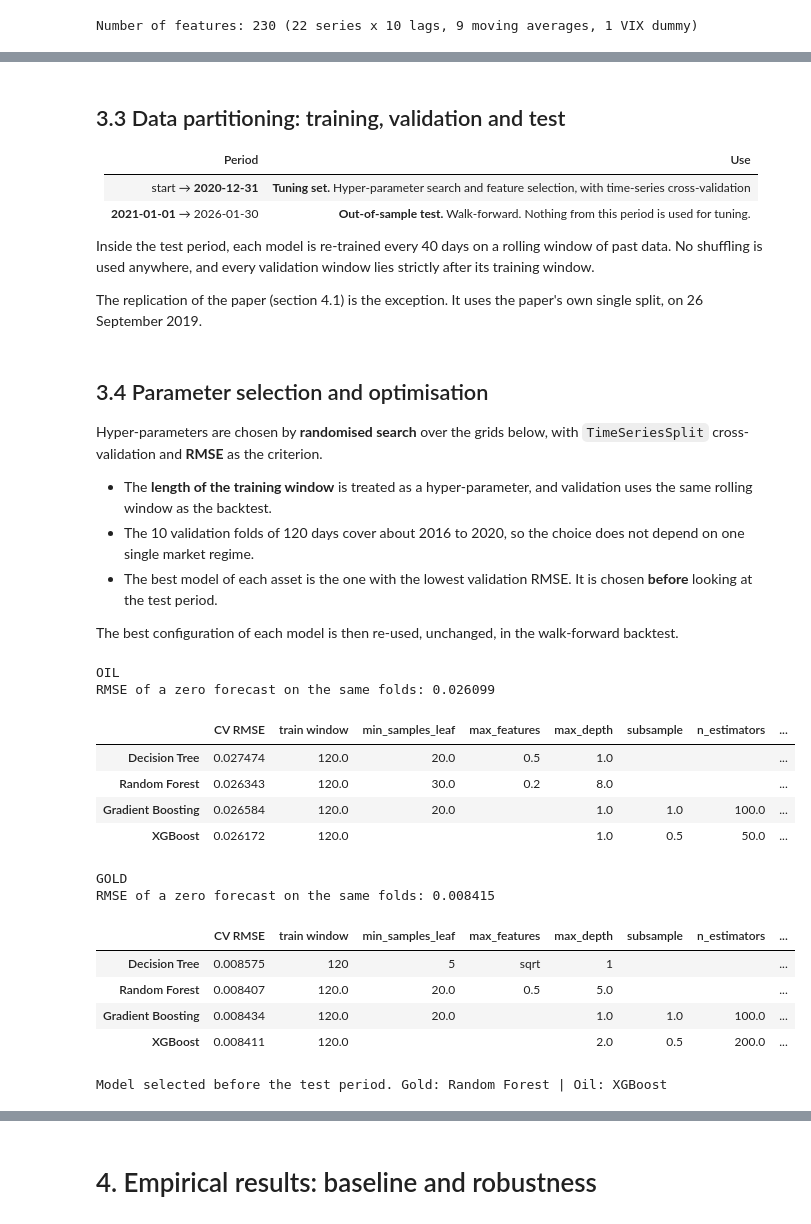
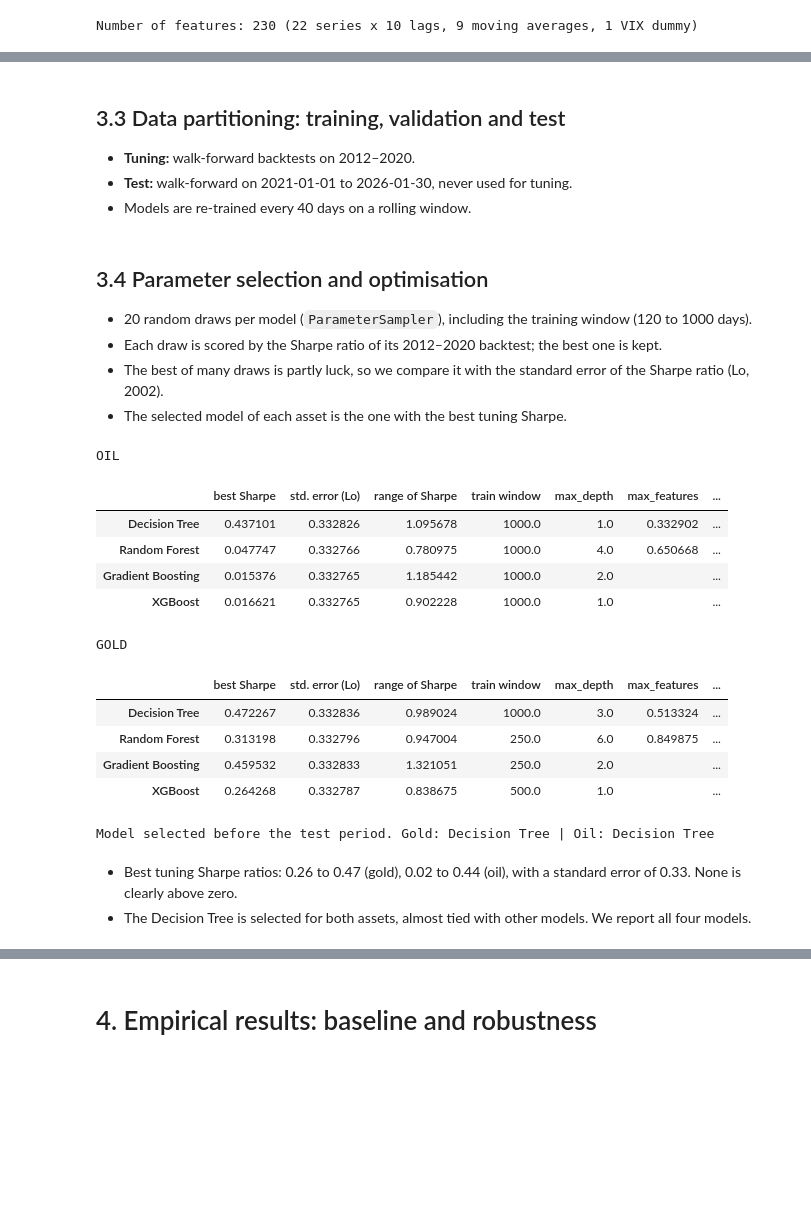
Before and after one commit to phounkpe2004/ML-for-Trading-ENSAE-3A, a Jupyter notebook: DJIEMON_YOUMBI_HOUNKPE_ML.ipynb, the cells around one changed output, grey strips where cells are left out. Drawn from its saved outputs; the diff is of its cells as text; code cells hidden in the pictures; blank space fills up the shorter version.

```diff
--- a/DJIEMON_YOUMBI_HOUNKPE_ML.ipynb
+++ b/DJIEMON_YOUMBI_HOUNKPE_ML.ipynb
@@ -1105,14 +545,33 @@ class XGBRegressor(_XGBRegressor):
+# %%
+from sklearn.ensemble import GradientBoostingRegressor, RandomForestRegressor
+from sklearn.tree import DecisionTreeRegressor
+from xgboost import XGBRegressor
+
+
+class DecisionTreeRegressor(DecisionTreeRegressor):
+    def transform(self, X):
+        return self.predict(X)
+
+
+class RandomForestRegressor(RandomForestRegressor):
+    def transform(self, X):
+        return self.predict(X)
+
+
+class GradientBoostingRegressor(GradientBoostingRegressor):
+    def transform(self, X):
+        return self.predict(X)
+
+
+class XGBRegressor(XGBRegressor):
+    def transform(self, X):
+        return self.predict(X)
 # %% [markdown]
 ## 3.3 Data partitioning: training, validation and test
 
-| Period | Use |
-|---|---|
-| start → **2020-12-31** | **Tuning set.** Hyper-parameter search and feature selection, with time-series cross-validation |
-| **2021-01-01** → 2026-01-30 | **Out-of-sample test.** Walk-forward. Nothing from this period is used for tuning. |
-
-Inside the test period, each model is re-trained every 40 days on a rolling window of past data. No shuffling is used anywhere, and every validation window lies strictly after its training window.
-
-The replication of the paper (section 4.1) is the exception. It uses the paper's own single split, on 26 September 2019.
+- **Tuning:** walk-forward backtests on 2012–2020.
+- **Test:** walk-forward on 2021-01-01 to 2026-01-30, never used for tuning.
+- Models are re-trained every 40 days on a rolling window.
 # %%
 def prepare_tuning_data(features: pd.DataFrame, target: pd.Series, tuning_end_date: str = "2020-12-31"):
 
@@ -1124,11 +583,8 @@ def prepare_tuning_data(features: pd.DataFrame, target: pd.Series, tuning_end_da
 # %% [markdown]
 ## 3.4 Parameter selection and optimisation
 
-Hyper-parameters are chosen by **randomised search** over the grids below, with `TimeSeriesSplit` cross-validation and **RMSE** as the criterion.
-
-- The **length of the training window** is treated as a hyper-parameter, and validation uses the same rolling window as the backtest.
-- The 10 validation folds of 120 days cover about 2016 to 2020, so the choice does not depend on one single market regime.
-- The best model of each asset is the one with the lowest validation RMSE. It is chosen **before** looking at the test period.
-
-The best configuration of each model is then re-used, unchanged, in the walk-forward backtest.
+- 20 random draws per model (`ParameterSampler`), including the training window (120 to 1000 days).
+- Each draw is scored by the Sharpe ratio of its 2012–2020 backtest; the best one is kept.
+- The best of many draws is partly luck, so we compare it with the standard error of the Sharpe ratio (Lo, 2002).
+- The selected model of each asset is the one with the best tuning Sharpe.
 # %%
@@ -1229,25 +684,26 @@ def hyperparameter_optimization(features: pd.DataFrame,
 # %%
 print("OIL")
-best_models_oil, best_windows_oil, best_name_oil = hyperparameter_optimization(X_tune_oil, y_tune_oil, models_and_params)
+best_models_oil, best_windows_oil, best_name_oil = hyperparameter_optimization(X_tune_oil, y_tune_oil, ret_oil, models_and_params)
 print("GOLD")
-best_models_gold, best_windows_gold, best_name_gold = hyperparameter_optimization(X_tune_gold, y_tune_gold, models_and_params)
+best_models_gold, best_windows_gold, best_name_gold = hyperparameter_optimization(X_tune_gold, y_tune_gold, ret_gold, models_and_params)
 print("Model selected before the test period. Gold:", best_name_gold, "| Oil:", best_name_oil)
 # %% [output]
 OIL
-RMSE of a zero forecast on the same folds: 0.026099
-|  | CV RMSE | train window | min_samples_leaf | max_features | max_depth | subsample | n_estimators | ... |
-| Decision Tree | 0.027474 | 120.0 | 20.0 | 0.5 | 1.0 |  |  | ... |
-| Random Forest | 0.026343 | 120.0 | 30.0 | 0.2 | 8.0 |  |  | ... |
-| Gradient Boosting | 0.026584 | 120.0 | 20.0 |  | 1.0 | 1.0 | 100.0 | ... |
-| XGBoost | 0.026172 | 120.0 |  |  | 1.0 | 0.5 | 50.0 | ... |
+|  | best Sharpe | std. error (Lo) | range of Sharpe | train window | max_depth | max_features | ... |
+| Decision Tree | 0.437101 | 0.332826 | 1.095678 | 1000.0 | 1.0 | 0.332902 | ... |
+| Random Forest | 0.047747 | 0.332766 | 0.780975 | 1000.0 | 4.0 | 0.650668 | ... |
+| Gradient Boosting | 0.015376 | 0.332765 | 1.185442 | 1000.0 | 2.0 |  | ... |
+| XGBoost | 0.016621 | 0.332765 | 0.902228 | 1000.0 | 1.0 |  | ... |
 GOLD
-RMSE of a zero forecast on the same folds: 0.008415
-|  | CV RMSE | train window | min_samples_leaf | max_features | max_depth | subsample | n_estimators | ... |
-| Decision Tree | 0.008575 | 120 | 5 | sqrt | 1 |  |  | ... |
-| Random Forest | 0.008407 | 120.0 | 20.0 | 0.5 | 5.0 |  |  | ... |
-| Gradient Boosting | 0.008434 | 120.0 | 20.0 |  | 1.0 | 1.0 | 100.0 | ... |
-| XGBoost | 0.008411 | 120.0 |  |  | 2.0 | 0.5 | 200.0 | ... |
+|  | best Sharpe | std. error (Lo) | range of Sharpe | train window | max_depth | max_features | ... |
+| Decision Tree | 0.472267 | 0.332836 | 0.989024 | 1000.0 | 3.0 | 0.513324 | ... |
+| Random Forest | 0.313198 | 0.332796 | 0.947004 | 250.0 | 6.0 | 0.849875 | ... |
+| Gradient Boosting | 0.459532 | 0.332833 | 1.321051 | 250.0 | 2.0 |  | ... |
+| XGBoost | 0.264268 | 0.332787 | 0.838675 | 500.0 | 1.0 |  | ... |
-Model selected before the test period. Gold: Random Forest | Oil: XGBoost
+Model selected before the test period. Gold: Decision Tree | Oil: Decision Tree
+# %% [markdown]
+- Best tuning Sharpe ratios: 0.26 to 0.47 (gold), 0.02 to 0.44 (oil), with a standard error of 0.33. None is clearly above zero.
+- The Decision Tree is selected for both assets, almost tied with other models. We report all four models.
 # %% [markdown]
 ## 3.5 Implementation of the backtest and performance metrics
 
```
Also changed, not shown: parts of 68 cells of this notebook.
